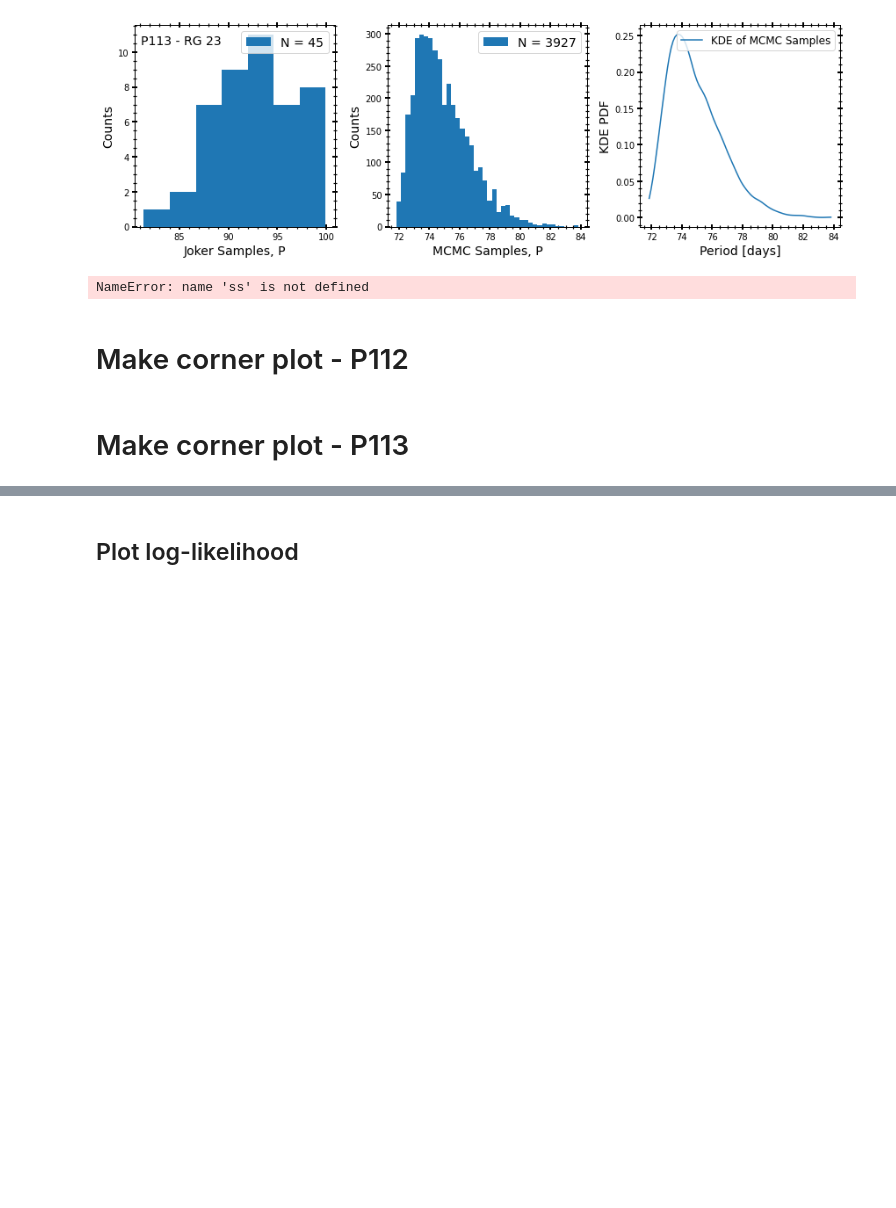
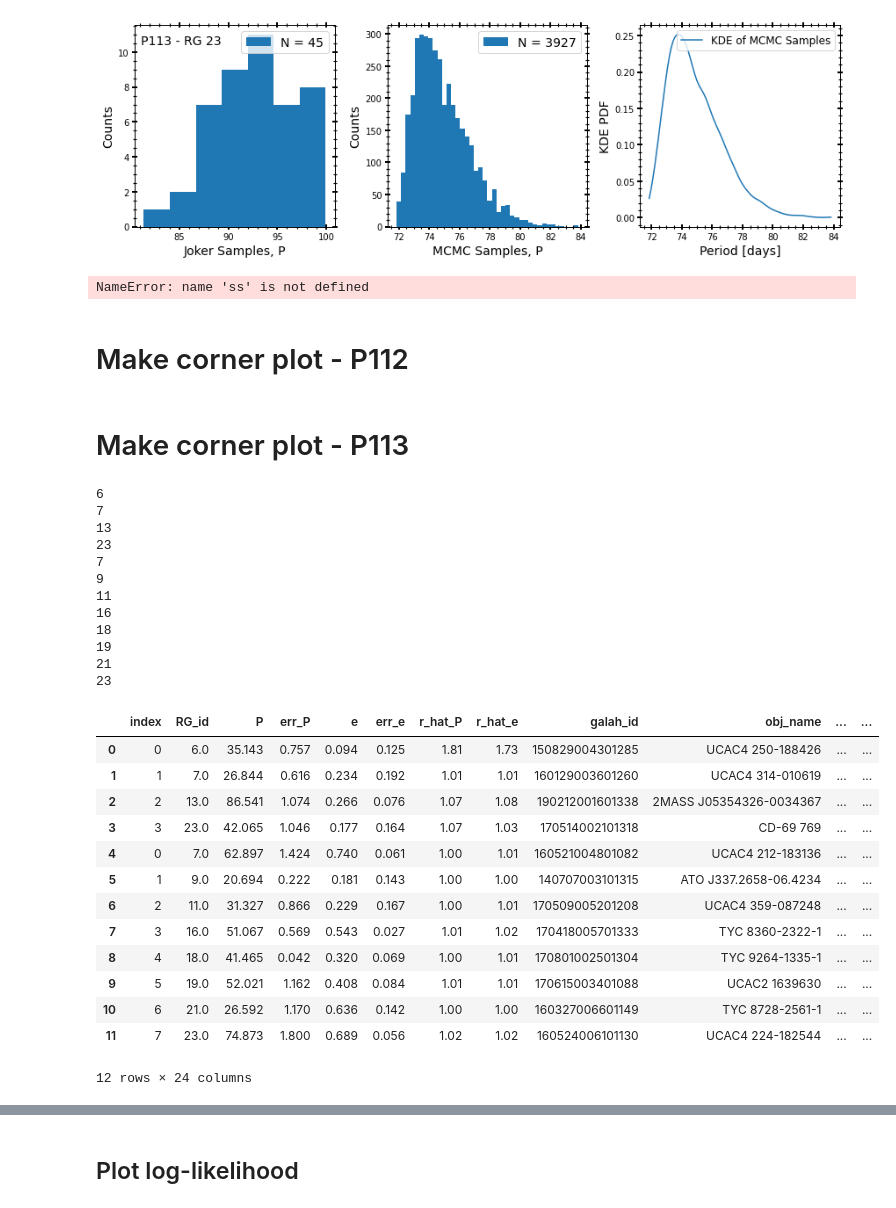
Before and after one commit to MaryumSayeed/ESPRESSO, a Jupyter notebook: scripts/rv_program.ipynb, the cells around one changed output, grey strips where cells are left out. Drawn from its saved outputs; the diff is of its cells as text; code cells hidden in the pictures; blank space fills up the shorter version.

```diff
--- a/scripts/rv_program.ipynb
+++ b/scripts/rv_program.ipynb
@@ -944,32 +966,60 @@ warnings.filterwarnings("ignore")
 # %%
 def get_stats(binaries, program, version, stat_dict):
     for i,RG in enumerate(binaries):
+        print(RG)
         fname = '../mcmc/%s/%s_trace_%s.pickle'%(program,RG,version)
         with open(fname, 'rb') as handle:
             trace = pickle.load(handle)
         if RG == 16:
-            colnames = ['P','e','K','v0','v1','v2']
+            colnames = ['P','e','K','v0']#,'v1','v2']
         else:
             colnames = ['P','e','K','v0']
         summary = az.summary(trace, colnames)
         #print(summary)
         #rhat = summary['r_hat'].to_list()
 #         print(RG, rhat)
 
         stat_dict[i] = [RG, summary['mean']['P'], summary['sd']['P'], summary['mean']['e'], summary['sd']['e'],
                          summary['r_hat']['P'], summary['r_hat']['e'],
                         ]
     df = pd.DataFrame(stat_dict, )
     df = df.T
     df.columns = ['RG_id','P','err_P','e','err_e','r_hat_P','r_hat_e']
     if '112' in program:
         df1 = df_p112
     elif '113' in program:
         df1 = df_p113
     df = pd.merge(df, df1, on='RG_id')
     return df
 stat_dict = {}
 stat_dict_112 = get_stats(in_112, 'p112', 1, stat_dict)
 stat_dict_113 = get_stats(in_113, 'p113', 1, stat_dict)
 stats_df = pd.concat([stat_dict_112,stat_dict_113]).reset_index()
 stats_df
+# %% [output]
+6
+7
+13
+23
+7
+9
+11
+16
+18
+19
+21
+23
+|  | index | RG_id | P | err_P | e | err_e | r_hat_P | r_hat_e | galah_id | obj_name | ... | ... |
+| 0 | 0 | 6.0 | 35.143 | 0.757 | 0.094 | 0.125 | 1.81 | 1.73 | 150829004301285 | UCAC4 250-188426 | ... | ... |
+| 1 | 1 | 7.0 | 26.844 | 0.616 | 0.234 | 0.192 | 1.01 | 1.01 | 160129003601260 | UCAC4 314-010619 | ... | ... |
+| 2 | 2 | 13.0 | 86.541 | 1.074 | 0.266 | 0.076 | 1.07 | 1.08 | 190212001601338 | 2MASS J05354326-0034367 | ... | ... |
+| 3 | 3 | 23.0 | 42.065 | 1.046 | 0.177 | 0.164 | 1.07 | 1.03 | 170514002101318 | CD-69 769 | ... | ... |
+| 4 | 0 | 7.0 | 62.897 | 1.424 | 0.740 | 0.061 | 1.00 | 1.01 | 160521004801082 | UCAC4 212-183136 | ... | ... |
+| 5 | 1 | 9.0 | 20.694 | 0.222 | 0.181 | 0.143 | 1.00 | 1.00 | 140707003101315 | ATO J337.2658-06.4234 | ... | ... |
+| 6 | 2 | 11.0 | 31.327 | 0.866 | 0.229 | 0.167 | 1.00 | 1.01 | 170509005201208 | UCAC4 359-087248 | ... | ... |
+| 7 | 3 | 16.0 | 51.067 | 0.569 | 0.543 | 0.027 | 1.01 | 1.02 | 170418005701333 | TYC 8360-2322-1 | ... | ... |
+| 8 | 4 | 18.0 | 41.465 | 0.042 | 0.320 | 0.069 | 1.00 | 1.01 | 170801002501304 | TYC 9264-1335-1 | ... | ... |
+| 9 | 5 | 19.0 | 52.021 | 1.162 | 0.408 | 0.084 | 1.01 | 1.01 | 170615003401088 | UCAC2 1639630 | ... | ... |
+| 10 | 6 | 21.0 | 26.592 | 1.170 | 0.636 | 0.142 | 1.00 | 1.00 | 160327006601149 | TYC 8728-2561-1 | ... | ... |
+| 11 | 7 | 23.0 | 74.873 | 1.800 | 0.689 | 0.056 | 1.02 | 1.02 | 160524006101130 | UCAC4 224-182544 | ... | ... |
+12 rows × 24 columns
```
Also changed, not shown: parts of 9 cells of this notebook.
